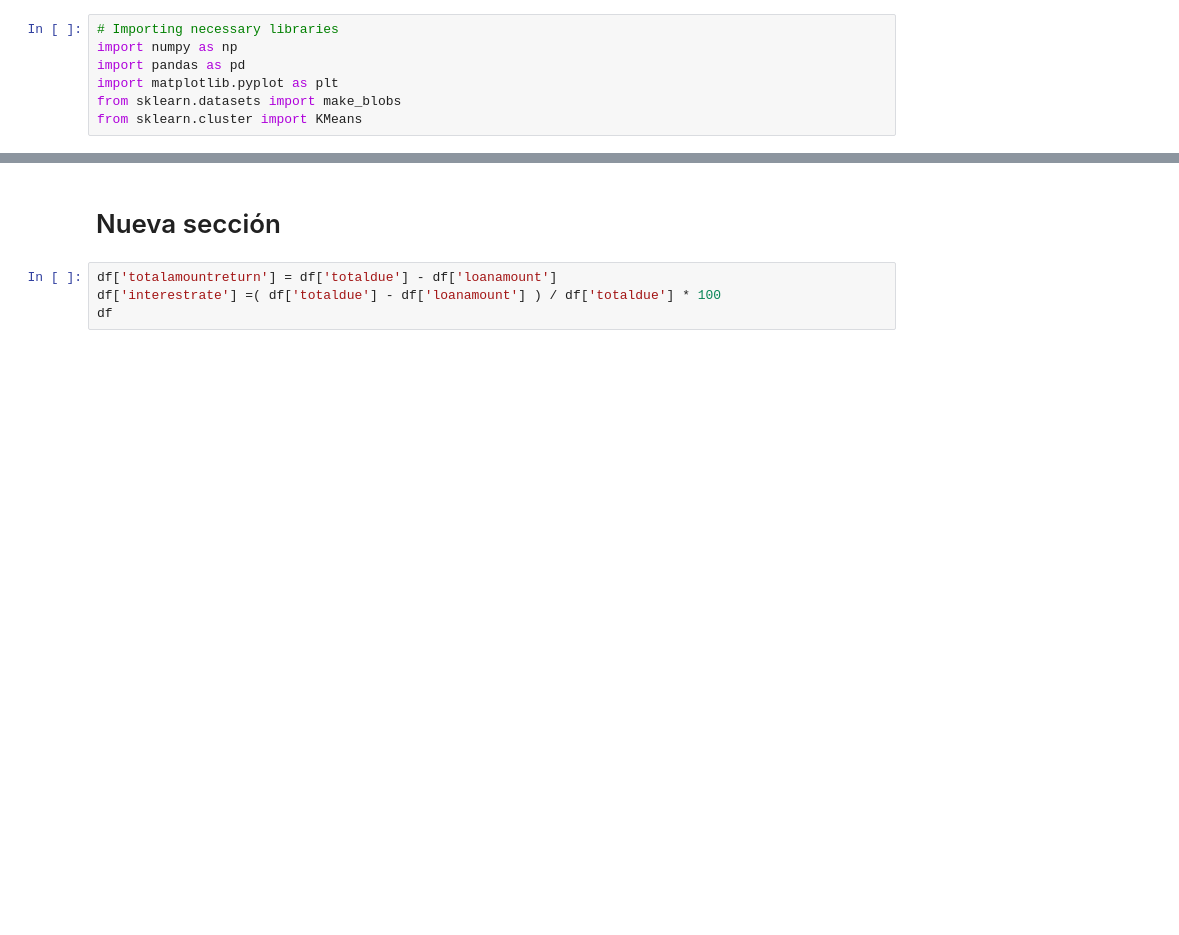
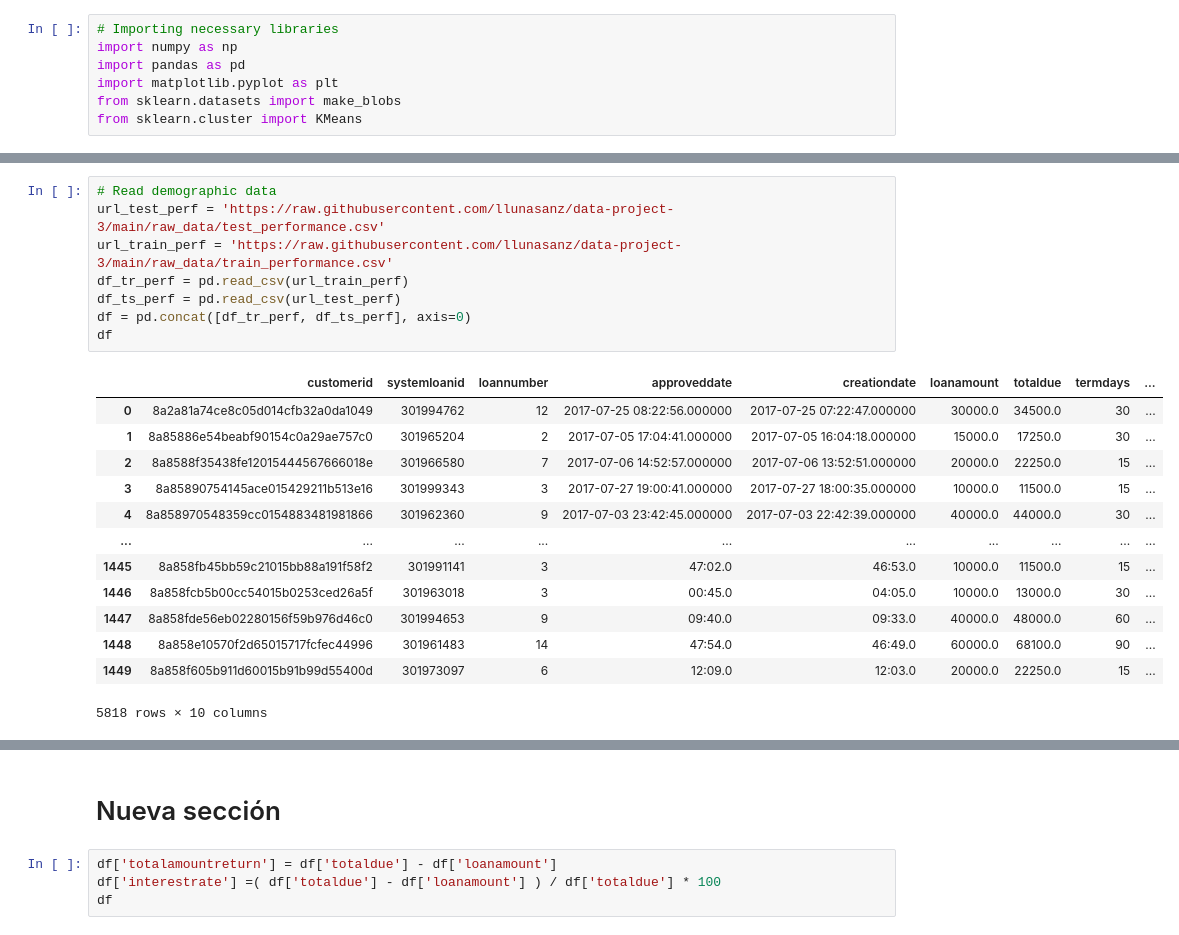
Before and after one commit to llunasanz/data-project-3, a Jupyter notebook: clustering/notebooks/Performance.ipynb, the cells around one changed output, grey strips where cells are left out. Saved outputs shown, nothing was run; the diff lists cells and outputs as text; blank space fills up the shorter version.

```diff
--- a/clustering/notebooks/Performance.ipynb
+++ b/clustering/notebooks/Performance.ipynb
@@ -18,2 +8,24 @@ df.head()
+# %%
+# Read demographic data
+url_test_perf = 'https://raw.githubusercontent.com/llunasanz/data-project-3/main/raw_data/test_performance.csv'
+url_train_perf = 'https://raw.githubusercontent.com/llunasanz/data-project-3/main/raw_data/train_performance.csv'
+df_tr_perf = pd.read_csv(url_train_perf)
+df_ts_perf = pd.read_csv(url_test_perf)
+df = pd.concat([df_tr_perf, df_ts_perf], axis=0)
+df
+# %% [output]
+|  | customerid | systemloanid | loannumber | approveddate | creationdate | loanamount | totaldue | termdays | ... |
+| 0 | 8a2a81a74ce8c05d014cfb32a0da1049 | 301994762 | 12 | 2017-07-25 08:22:56.000000 | 2017-07-25 07:22:47.000000 | 30000.0 | 34500.0 | 30 | ... |
+| 1 | 8a85886e54beabf90154c0a29ae757c0 | 301965204 | 2 | 2017-07-05 17:04:41.000000 | 2017-07-05 16:04:18.000000 | 15000.0 | 17250.0 | 30 | ... |
+| 2 | 8a8588f35438fe12015444567666018e | 301966580 | 7 | 2017-07-06 14:52:57.000000 | 2017-07-06 13:52:51.000000 | 20000.0 | 22250.0 | 15 | ... |
+| 3 | 8a85890754145ace015429211b513e16 | 301999343 | 3 | 2017-07-27 19:00:41.000000 | 2017-07-27 18:00:35.000000 | 10000.0 | 11500.0 | 15 | ... |
+| 4 | 8a858970548359cc0154883481981866 | 301962360 | 9 | 2017-07-03 23:42:45.000000 | 2017-07-03 22:42:39.000000 | 40000.0 | 44000.0 | 30 | ... |
+| ... | ... | ... | ... | ... | ... | ... | ... | ... | ... |
+| 1445 | 8a858fb45bb59c21015bb88a191f58f2 | 301991141 | 3 | 47:02.0 | 46:53.0 | 10000.0 | 11500.0 | 15 | ... |
+| 1446 | 8a858fcb5b00cc54015b0253ced26a5f | 301963018 | 3 | 00:45.0 | 04:05.0 | 10000.0 | 13000.0 | 30 | ... |
+| 1447 | 8a858fde56eb02280156f59b976d46c0 | 301994653 | 9 | 09:40.0 | 09:33.0 | 40000.0 | 48000.0 | 60 | ... |
+| 1448 | 8a858e10570f2d65015717fcfec44996 | 301961483 | 14 | 47:54.0 | 46:49.0 | 60000.0 | 68100.0 | 90 | ... |
+| 1449 | 8a858f605b911d60015b91b99d55400d | 301973097 | 6 | 12:09.0 | 12:03.0 | 20000.0 | 22250.0 | 15 | ... |
+5818 rows × 10 columns
 # %%
 import seaborn as sns
```
Also changed, not shown: parts of 8 cells of this notebook, 7 other files.
